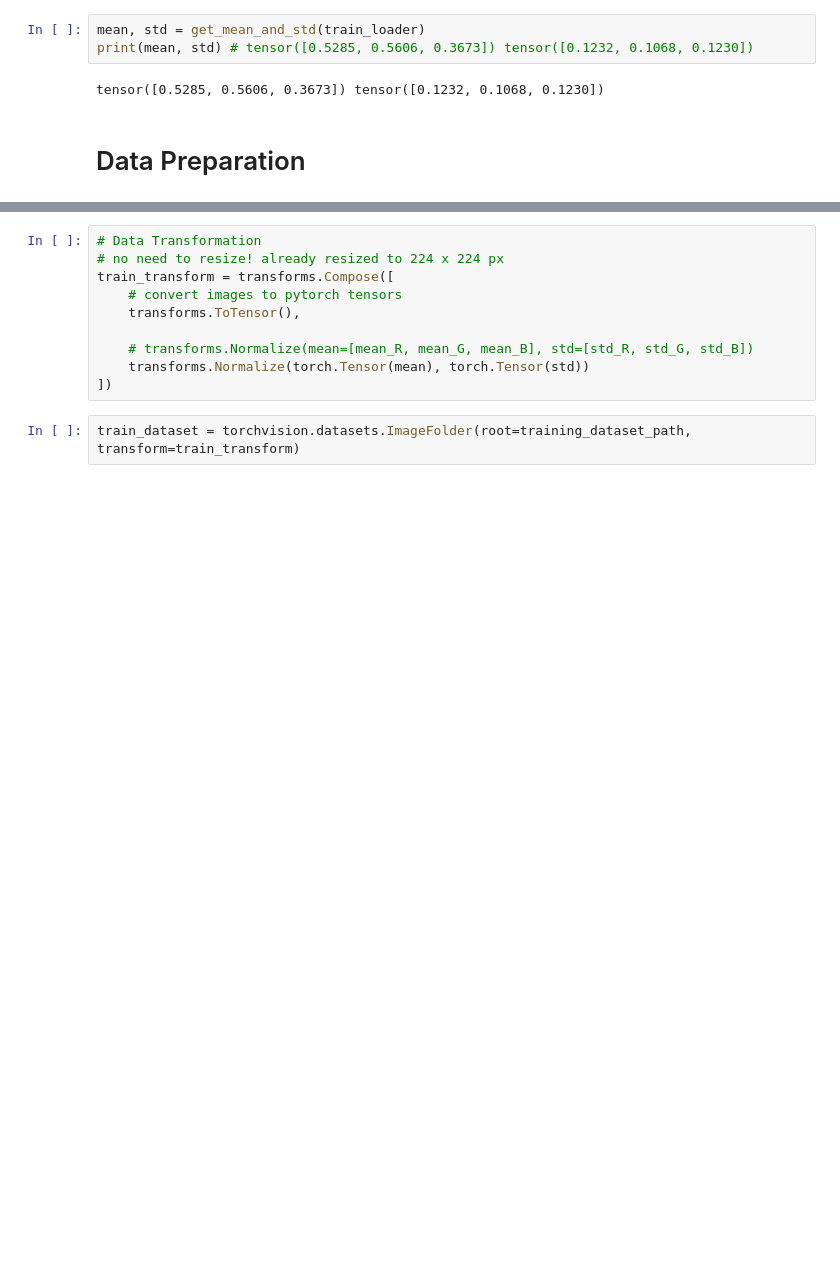
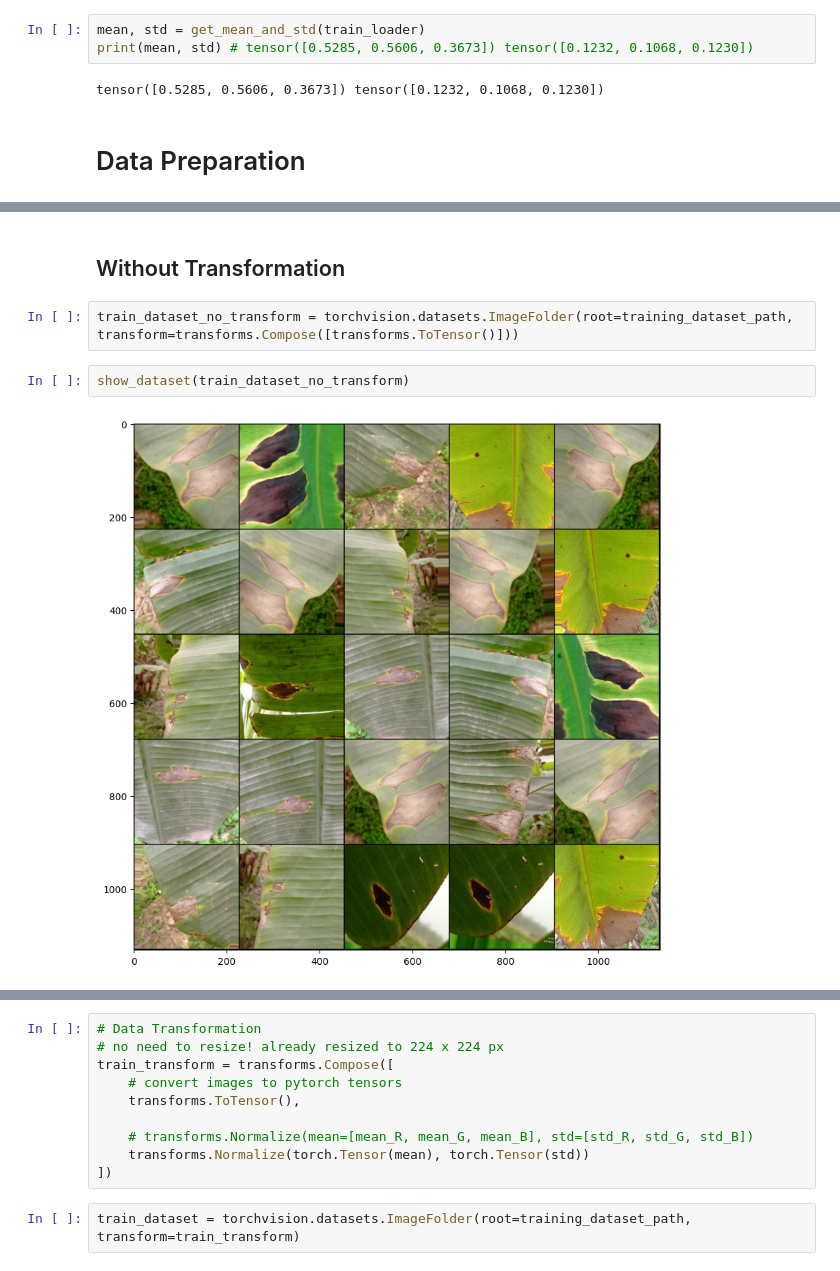
Before and after one commit to antonbc/cs180-project, a Jupyter notebook: cs180-proj.ipynb, the cells around one changed output, grey strips where cells are left out. Cells and saved outputs as stored; diff of their text form; blank space fills up the shorter version.

```diff
--- a/cs180-proj.ipynb
+++ b/cs180-proj.ipynb
@@ -66,0 +77,8 @@ tensor([0.5285, 0.5606, 0.3673]) tensor([0.1232, 0.1068, 0.1230])
+# %% [markdown]
+## Without Transformation
+# %%
+train_dataset_no_transform = torchvision.datasets.ImageFolder(root=training_dataset_path, transform=transforms.Compose([transforms.ToTensor()]))
+# %%
+show_dataset(train_dataset_no_transform)
+# %% [output]
+[figure, added]
```
Also changed, not shown: parts of 9 cells of this notebook.
